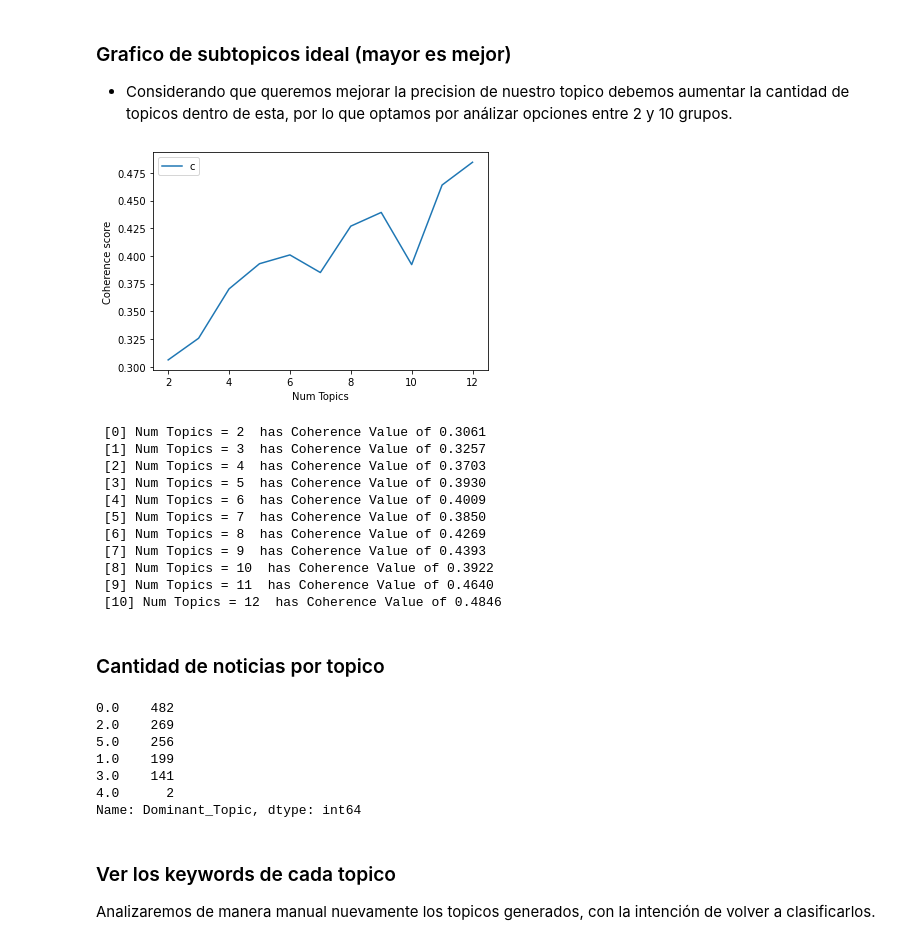
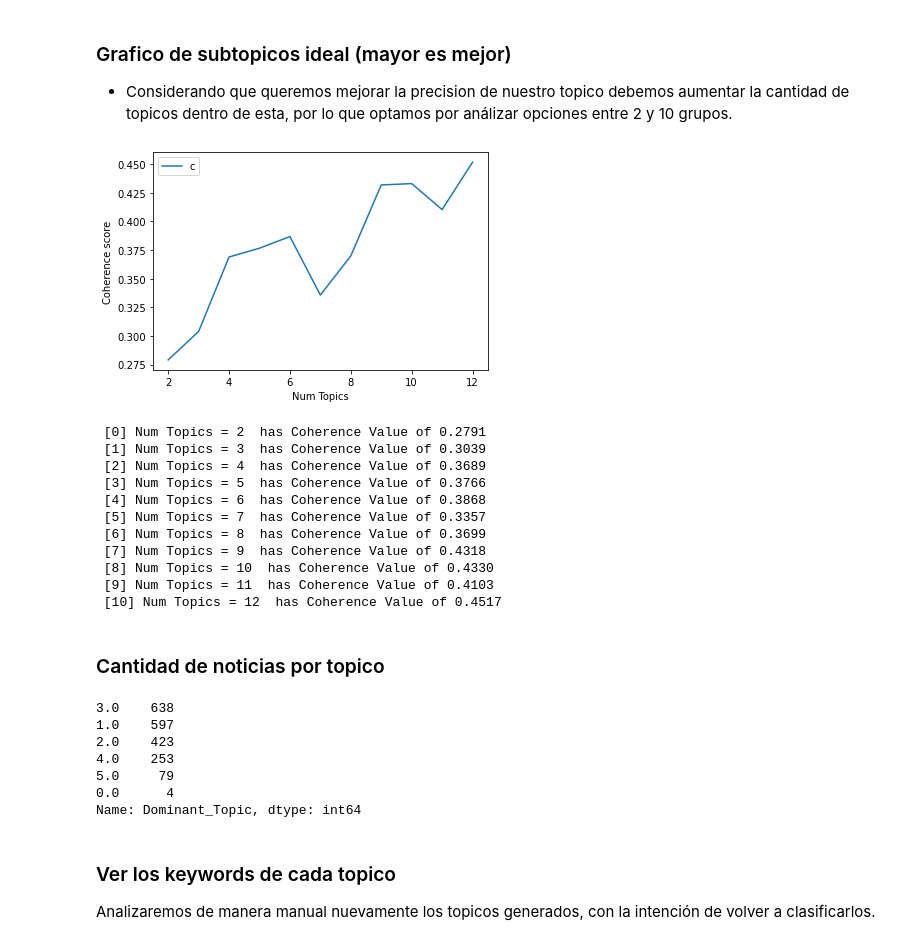
Before and after one commit to matiasbarram/INFO279-TAL-Proyecto, a Jupyter notebook: paso_2_re_extraccion_lda.ipynb, the cells around one changed output. Drawn from its saved outputs; the diff is of its cells as text; code cells hidden in the pictures.

```diff
--- a/paso_2_re_extraccion_lda.ipynb
+++ b/paso_2_re_extraccion_lda.ipynb
@@ -126,13 +29,0 @@ def format_topics_documents(ldamodel, corpus, texts):
-# %%
-def print_coherences(x, coherence_values):
-    for i, (m, cv) in enumerate(zip(x, coherence_values)):
-        print(f" [{i}] Num Topics = {m}  has Coherence Value of {cv:.4f}")
-
-def plot_coherences(start, limit, step, coherence_values):
-    x = range(start, limit, step)
-    plt.plot(x, coherence_values)
-    plt.xlabel("Num Topics")
-    plt.ylabel("Coherence score")
-    plt.legend(("coherence_values"), loc='best')
-    plt.show()
-    print_coherences(x, coherence_values)
@@ -145,14 +29,0 @@ A diferencia de la etapa anterior, el número de noticias restantes es un poco m
-# %%
-filename = './df_sin_topic.csv'
-df = pd.read_csv(filename)
-corpus, id2word, data_lemmatized = get_from_textlist(df)
-# Can take a long time to run.
-# se tomo el de mayor coherencia en este rango de topicos
-limit=18; start=10; step=1;
-# el seleccionado fue el 14
-#limit=15; start=14; step=1;
-
-model_list, coherence_values = compute_coherence_values(dictionary=id2word,
-                                                        corpus=corpus,
-                                                        texts=data_lemmatized,
-                                                        start=start, limit=limit, step=step)
@@ -428,32 +441,27 @@ for i in range(optimal_ntopics):
 # %%
 # todo lo de abajo se repite para los topicos seleccionados
 # topics 2 y 5
-TOPIC = 2
+TOPIC = 5
 
 filename = f'./dominant_topics/topics_paso2_{TOPIC}.csv'
 df = pd.read_csv(filename)
-corpus, id2word, data_lemmatized = get_from_textlist(df, stop_words=stop_words)
-# Can take a long time to run.
-limit=13; start=2; step=1;
-model_list, coherence_values = compute_coherence_values(dictionary=id2word,
-                                                        corpus=corpus,
-                                                        texts=data_lemmatized,
-                                                        start=start, limit=limit, step=1)
+cohelho = Coherencio(df, 2, limit=13, step=1)
+cohelho.compute_coherence_values()
 # %% [markdown]
 ### Grafico de subtopicos ideal (mayor es mejor)
 * Considerando que queremos mejorar la precision de nuestro topico debemos aumentar la cantidad de topicos dentro de esta, por lo que optamos por análizar opciones entre 2 y 10 grupos.
 # %%
-plot_coherences(start, limit, step, coherence_values)
+cohelho.plot_coherences()
 # %% [output]
-[figure, old version]
+[figure, new version]
- [0] Num Topics = 2  has Coherence Value of 0.3061
- [1] Num Topics = 3  has Coherence Value of 0.3257
- [2] Num Topics = 4  has Coherence Value of 0.3703
- [3] Num Topics = 5  has Coherence Value of 0.3930
- [4] Num Topics = 6  has Coherence Value of 0.4009
- [5] Num Topics = 7  has Coherence Value of 0.3850
- [6] Num Topics = 8  has Coherence Value of 0.4269
- [7] Num Topics = 9  has Coherence Value of 0.4393
- [8] Num Topics = 10  has Coherence Value of 0.3922
- [9] Num Topics = 11  has Coherence Value of 0.4640
- [10] Num Topics = 12  has Coherence Value of 0.4846
+ [0] Num Topics = 2  has Coherence Value of 0.2791
+ [1] Num Topics = 3  has Coherence Value of 0.3039
+ [2] Num Topics = 4  has Coherence Value of 0.3689
+ [3] Num Topics = 5  has Coherence Value of 0.3766
+ [4] Num Topics = 6  has Coherence Value of 0.3868
+ [5] Num Topics = 7  has Coherence Value of 0.3357
+ [6] Num Topics = 8  has Coherence Value of 0.3699
+ [7] Num Topics = 9  has Coherence Value of 0.4318
+ [8] Num Topics = 10  has Coherence Value of 0.4330
+ [9] Num Topics = 11  has Coherence Value of 0.4103
+ [10] Num Topics = 12  has Coherence Value of 0.4517
@@ -474,14 +474,14 @@ df_dominant_topic.columns = ['Document_No', 'Dominant_Topic', 'Topic_Perc_Contri
 # %% [markdown]
 ### Cantidad de noticias por topico
 # %%
-df_dominant_topic['Dominant_Topic'].value_counts()
+cohelho.count_per_topic()
 # %% [output]
-0.0    482
-2.0    269
-5.0    256
-1.0    199
-3.0    141
-4.0      2
+3.0    638
+1.0    597
+2.0    423
+4.0    253
+5.0     79
+0.0      4
 Name: Dominant_Topic, dtype: int64
 # %% [markdown]
 ### Ver los keywords de cada topico
```
Also changed, not shown: parts of 43 cells of this notebook, 6 other files.
